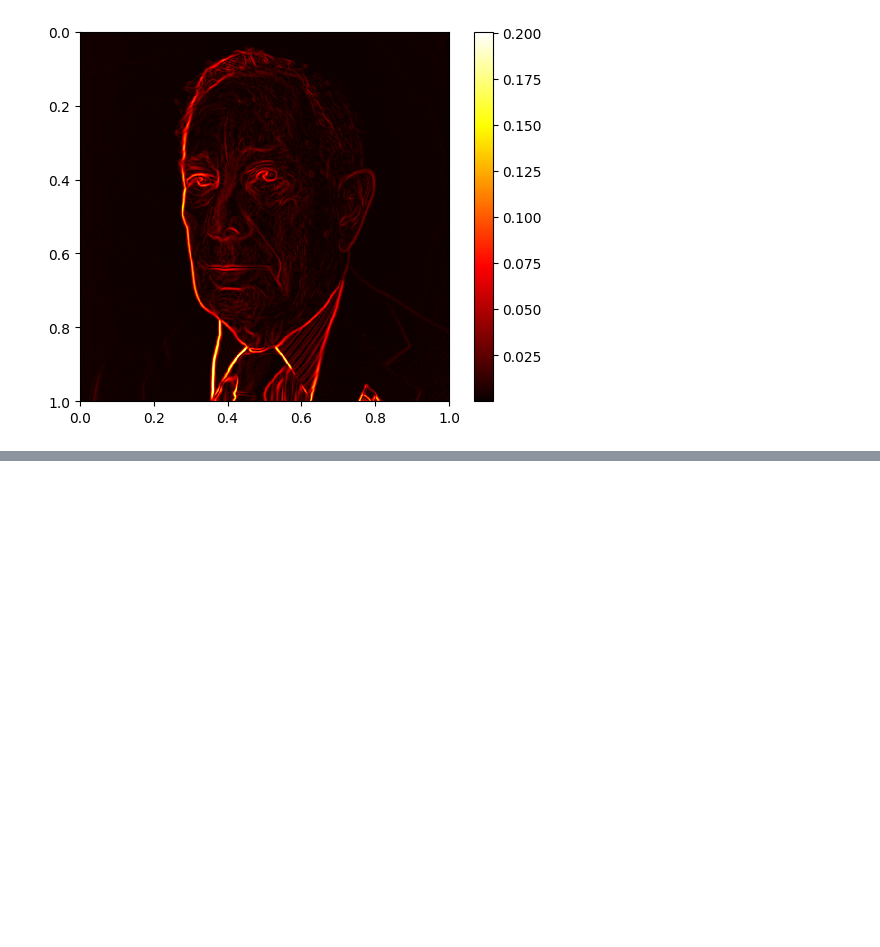
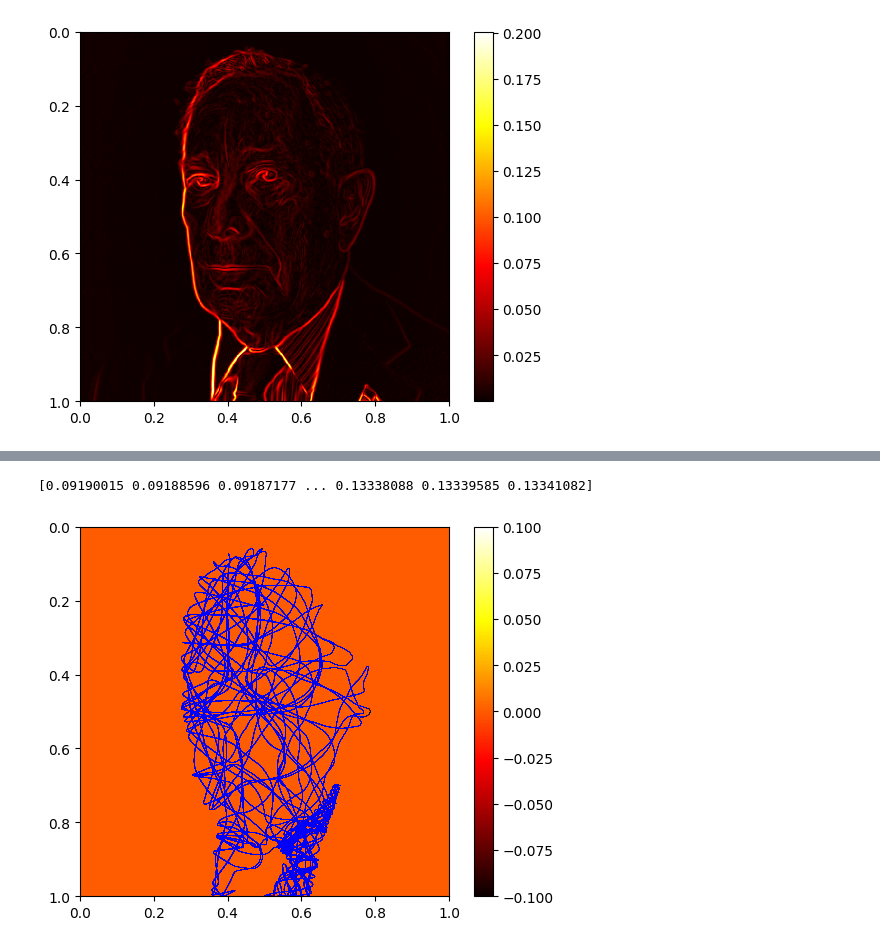
Before and after one commit to damienbose/line-draw, a Jupyter notebook: experiments/orchistrate.ipynb, the cells around one changed output, grey strips where cells are left out. Cells and saved outputs as stored; diff of their text form; code cells hidden in the pictures; blank space fills up the shorter version.

```diff
--- a/experiments/orchistrate.ipynb
+++ b/experiments/orchistrate.ipynb
@@ -2,7 +2,7 @@
 %load_ext autoreload
 %autoreload 2
 
-from img_pipeline import process_image, get_grads_np
+from img_pipeline import process_image, get_grads_np, run_simulation
 from PIL import Image
 import matplotlib.pyplot as plt
 import numpy as np
@@ -18,6 +18,22 @@ def print_numpy_img(tensor): # [(x,y)]*time
     )
     plt.colorbar()
     plt.show()
+
+def print_tensor(tensor: np.ndarray, scatter_points: np.ndarray | None = None, ball_sizes: np.ndarray | None = None): # [(x,y)]*time
+    plt.imshow(
+        tensor,
+        cmap='hot',
+        interpolation='nearest',
+        extent=[0, 1, 1, 0]  # force axes to go from 0 to 1
+    )
+    plt.colorbar()
+    if scatter_points is not None:
+        xs = scatter_points[:, 0]
+        ys = scatter_points[:, 1]
+        s = 2 if ball_sizes is None else ball_sizes
+        print(s)
+        plt.scatter(xs, ys, c='blue', marker='o', s=s, edgecolors='none')
+    plt.show()
 # %% [output]
 The autoreload extension is already loaded. To reload it, use:
   %reload_ext autoreload
@@ -35,3 +51,6 @@ print_numpy_img(np.sqrt(gradient_x ** 2 + gradient_y ** 2))
 [figure]
 [figure]
 [figure]
+# %%
+start_coords = np.array([0.395, 0.53])
+position_over_iterations, velocity_mag_over_time = run_simulation(gradient_x, gradient_y, start_coords, np_img)
@@ -37,0 +67,5 @@ print_numpy_img(np.sqrt(gradient_x ** 2 + gradient_y ** 2))
+# %%
+print_tensor(np_img * 0, position_over_iterations, ball_sizes=velocity_mag_over_time)
+# %% [output]
+[0.09190015 0.09188596 0.09187177 ... 0.13338088 0.13339585 0.13341082]
+[figure, added]
```
Also changed, not shown: parts of 1 cell of this notebook, 1 other file.
